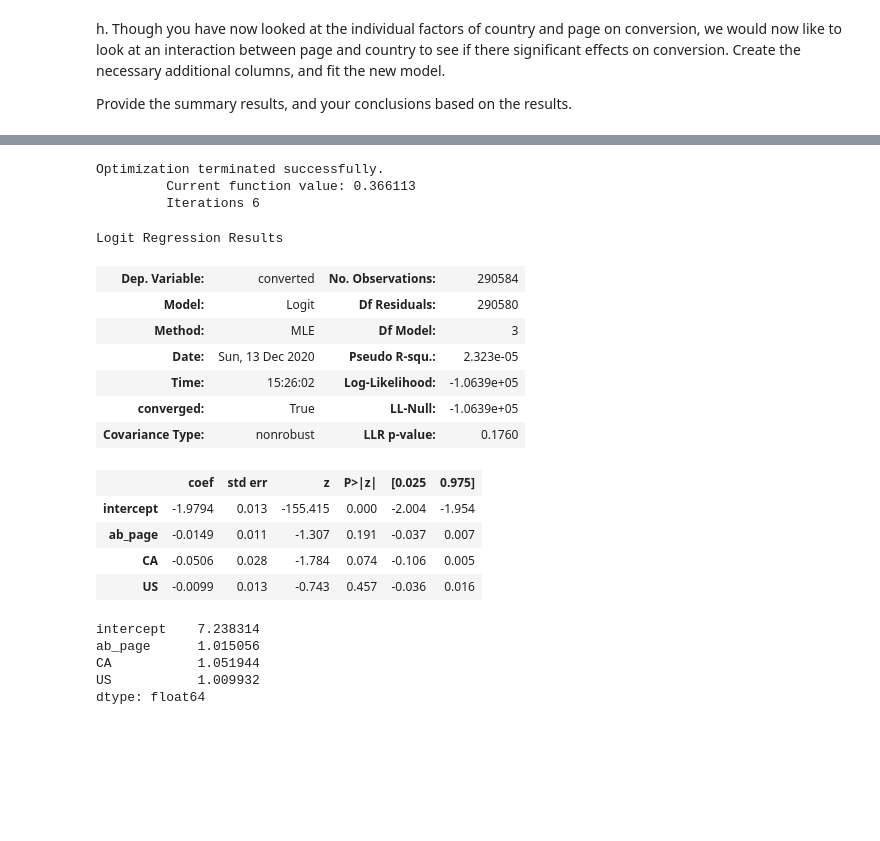
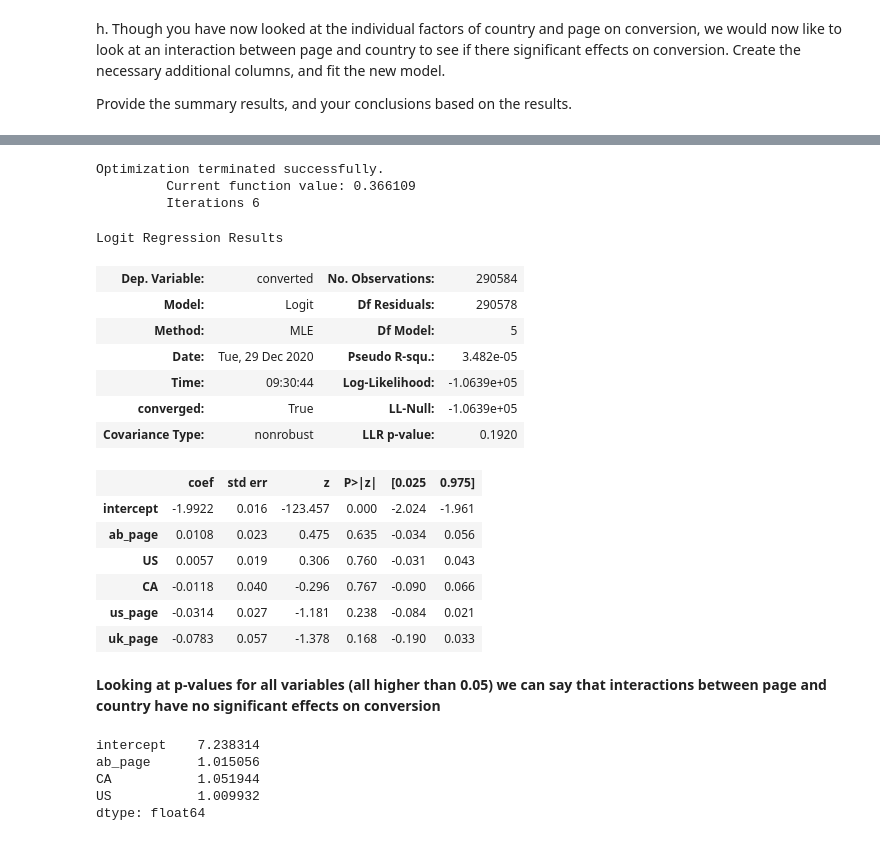
Before and after one commit to PRATIKSHABOTHARA/Analyze-AB-test, a Jupyter notebook: Analyze_ab_test_results_notebook.ipynb, the cells around one changed output, grey strips where cells are left out. Saved outputs shown, nothing was run; the diff lists cells and outputs as text; code cells hidden in the pictures; blank space fills up the shorter version.

```diff
--- a/Analyze_ab_test_results_notebook.ipynb
+++ b/Analyze_ab_test_results_notebook.ipynb
@@ -429,3 +453,7 @@ df_merge.head()
 h. Though you have now looked at the individual factors of country and page on conversion, we would now like to look at an interaction between page and country to see if there significant effects on conversion.  Create the necessary additional columns, and fit the new model.
 
 Provide the summary results, and your conclusions based on the results.
+# %%
+df_merge['us_page'] = df_merge['US'] * df_merge['ab_page']
+df_merge['uk_page'] = df_merge['CA'] * df_merge['ab_page']
+df_merge.head()
@@ -432,25 +467,30 @@ Provide the summary results, and your conclusions based on the results.
 # %%
 ### Fit Your Linear Model And Obtain the Results
-logit2 = sm.Logit(df_merge['converted'], df_merge[['intercept', 'ab_page', 'CA', 'US']])
-results2 = logit2.fit()
-results2.summary()
+log_mod = sm.Logit(df_merge['converted'], df_merge[['intercept', 'ab_page', 'US', 'CA', 'us_page', 'uk_page']])
+result = log_mod.fit()
+result.summary()
 # %% [output]
 Optimization terminated successfully.
-         Current function value: 0.366113
+         Current function value: 0.366109
          Iterations 6
 Logit Regression Results
 | Dep. Variable: | converted | No. Observations: | 290584 |
-| Model: | Logit | Df Residuals: | 290580 |
-| Method: | MLE | Df Model: | 3 |
-| Date: | Sun, 13 Dec 2020 | Pseudo R-squ.: | 2.323e-05 |
-| Time: | 15:26:02 | Log-Likelihood: | -1.0639e+05 |
+| Model: | Logit | Df Residuals: | 290578 |
+| Method: | MLE | Df Model: | 5 |
+| Date: | Tue, 29 Dec 2020 | Pseudo R-squ.: | 3.482e-05 |
+| Time: | 09:30:44 | Log-Likelihood: | -1.0639e+05 |
 | converged: | True | LL-Null: | -1.0639e+05 |
-| Covariance Type: | nonrobust | LLR p-value: | 0.1760 |
+| Covariance Type: | nonrobust | LLR p-value: | 0.1920 |
 |  | coef | std err | z | P>|z| | [0.025 | 0.975] |
-| intercept | -1.9794 | 0.013 | -155.415 | 0.000 | -2.004 | -1.954 |
-| ab_page | -0.0149 | 0.011 | -1.307 | 0.191 | -0.037 | 0.007 |
-| CA | -0.0506 | 0.028 | -1.784 | 0.074 | -0.106 | 0.005 |
-| US | -0.0099 | 0.013 | -0.743 | 0.457 | -0.036 | 0.016 |
+| intercept | -1.9922 | 0.016 | -123.457 | 0.000 | -2.024 | -1.961 |
+| ab_page | 0.0108 | 0.023 | 0.475 | 0.635 | -0.034 | 0.056 |
+| US | 0.0057 | 0.019 | 0.306 | 0.760 | -0.031 | 0.043 |
+| CA | -0.0118 | 0.040 | -0.296 | 0.767 | -0.090 | 0.066 |
+| us_page | -0.0314 | 0.027 | -1.181 | 0.238 | -0.084 | 0.021 |
+| uk_page | -0.0783 | 0.057 | -1.378 | 0.168 | -0.190 | 0.033 |
+# %% [markdown]
+
+**Looking at p-values for all variables (all higher than 0.05) we can say that interactions between page and country have no significant effects on conversion**
 # %%
 1 / np.exp(results2.params)
 # %% [output]
```
Also changed, not shown: parts of 8 cells of this notebook, 1 other file.
